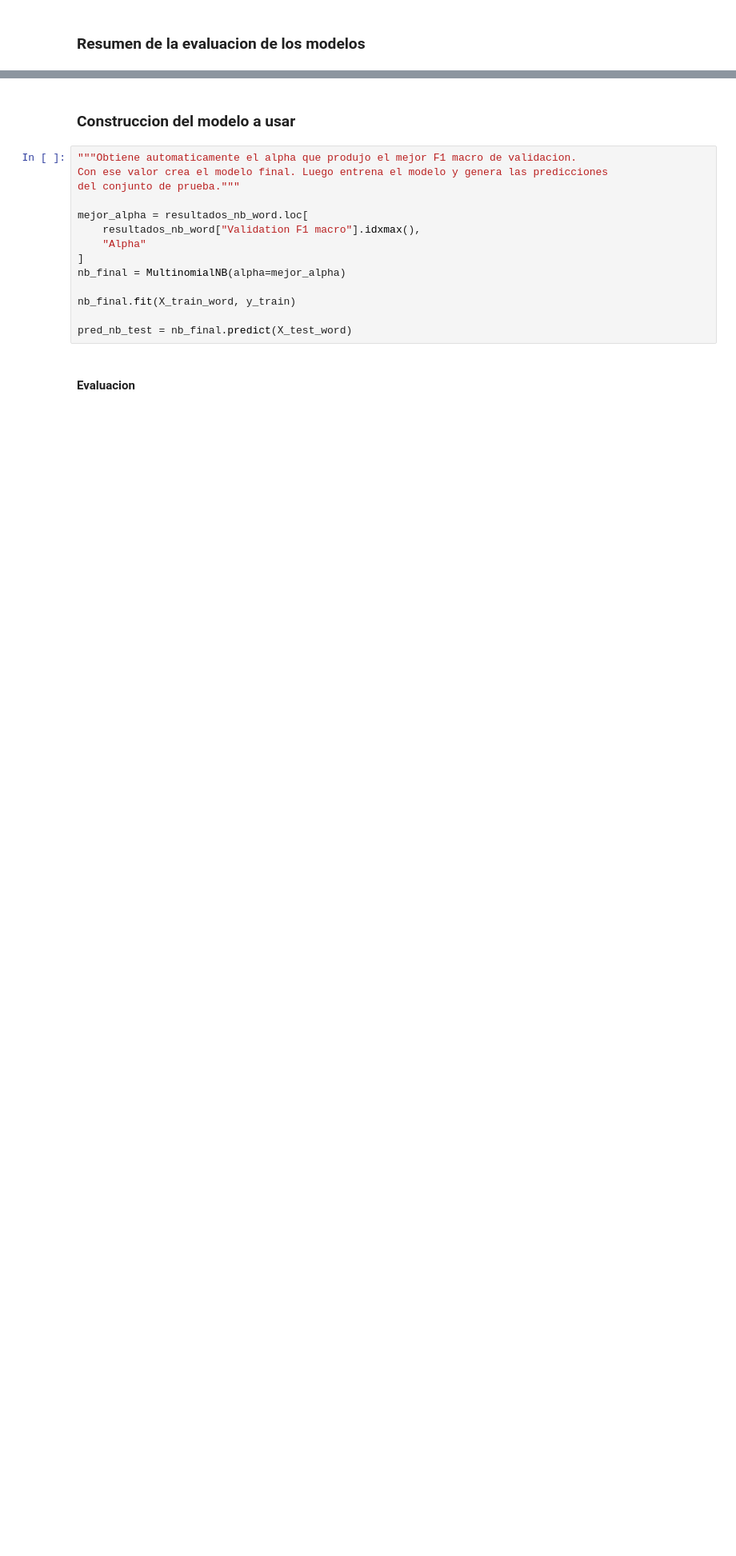
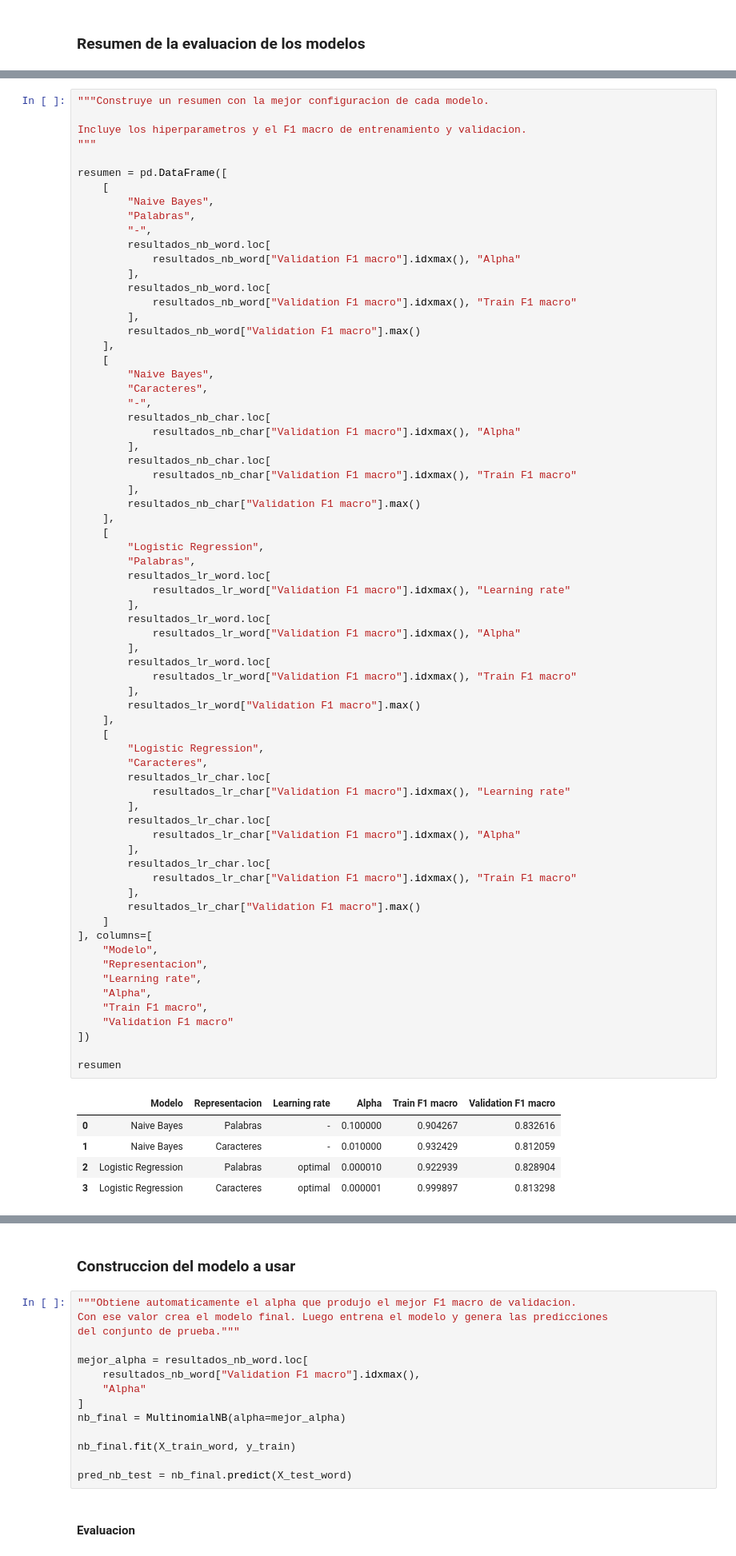
Before and after one commit to Things-I-learn/NLP-ml, a Jupyter notebook: Tarea3/identificacion_autor.ipynb, the cells around one changed output, grey strips where cells are left out. Shown at 80% size. Saved outputs shown, nothing was run; the diff lists cells and outputs as text; blank space fills up the shorter version.

```diff
--- a/Tarea3/identificacion_autor.ipynb
+++ b/Tarea3/identificacion_autor.ipynb
@@ -391 +377,76 @@ resumen
+# %%
+"""Construye un resumen con la mejor configuracion de cada modelo.
+
+Incluye los hiperparametros y el F1 macro de entrenamiento y validacion.
+"""
+
+resumen = pd.DataFrame([
+    [
+        "Naive Bayes",
+        "Palabras",
+        "-",
+        resultados_nb_word.loc[
+            resultados_nb_word["Validation F1 macro"].idxmax(), "Alpha"
+        ],
+        resultados_nb_word.loc[
+            resultados_nb_word["Validation F1 macro"].idxmax(), "Train F1 macro"
+        ],
+        resultados_nb_word["Validation F1 macro"].max()
+    ],
+    [
+        "Naive Bayes",
+        "Caracteres",
+        "-",
+        resultados_nb_char.loc[
+            resultados_nb_char["Validation F1 macro"].idxmax(), "Alpha"
+        ],
+        resultados_nb_char.loc[
+            resultados_nb_char["Validation F1 macro"].idxmax(), "Train F1 macro"
+        ],
+        resultados_nb_char["Validation F1 macro"].max()
+    ],
+    [
+        "Logistic Regression",
+        "Palabras",
+        resultados_lr_word.loc[
+            resultados_lr_word["Validation F1 macro"].idxmax(), "Learning rate"
+        ],
+        resultados_lr_word.loc[
+            resultados_lr_word["Validation F1 macro"].idxmax(), "Alpha"
+        ],
+        resultados_lr_word.loc[
+            resultados_lr_word["Validation F1 macro"].idxmax(), "Train F1 macro"
+        ],
+        resultados_lr_word["Validation F1 macro"].max()
+    ],
+    [
+        "Logistic Regression",
+        "Caracteres",
+        resultados_lr_char.loc[
+            resultados_lr_char["Validation F1 macro"].idxmax(), "Learning rate"
+        ],
+        resultados_lr_char.loc[
+            resultados_lr_char["Validation F1 macro"].idxmax(), "Alpha"
+        ],
+        resultados_lr_char.loc[
+            resultados_lr_char["Validation F1 macro"].idxmax(), "Train F1 macro"
+        ],
+        resultados_lr_char["Validation F1 macro"].max()
+    ]
+], columns=[
+    "Modelo",
+    "Representacion",
+    "Learning rate",
+    "Alpha",
+    "Train F1 macro",
+    "Validation F1 macro"
+])
+
+resumen
+# %% [output]
+|  | Modelo | Representacion | Learning rate | Alpha | Train F1 macro | Validation F1 macro |
+| 0 | Naive Bayes | Palabras | - | 0.100000 | 0.904267 | 0.832616 |
+| 1 | Naive Bayes | Caracteres | - | 0.010000 | 0.932429 | 0.812059 |
+| 2 | Logistic Regression | Palabras | optimal | 0.000010 | 0.922939 | 0.828904 |
+| 3 | Logistic Regression | Caracteres | optimal | 0.000001 | 0.999897 | 0.813298 |
 # %% [markdown]
```
Also changed, not shown: parts of 15 cells of this notebook.
